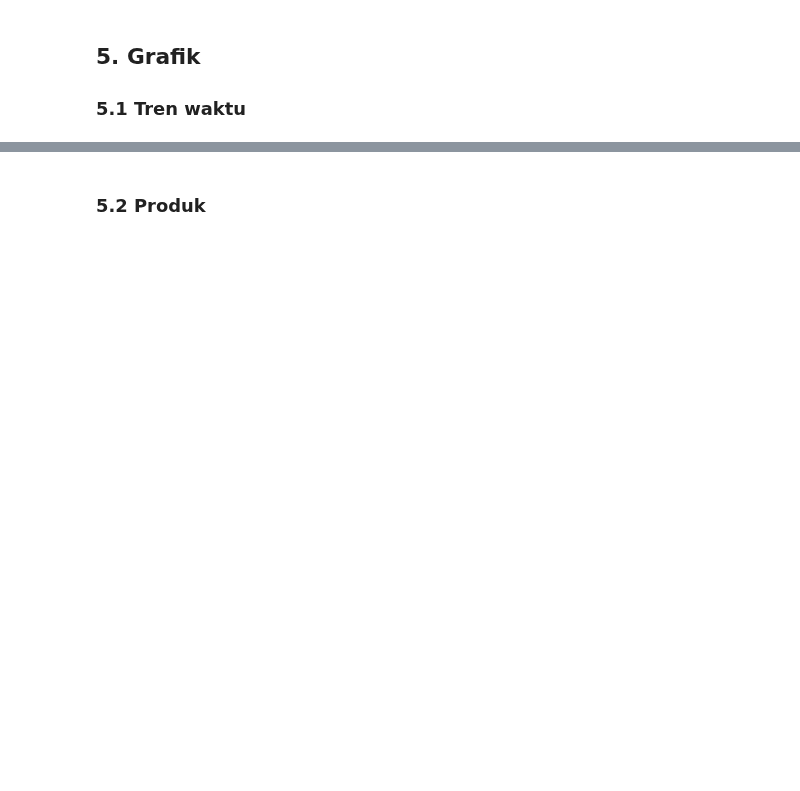
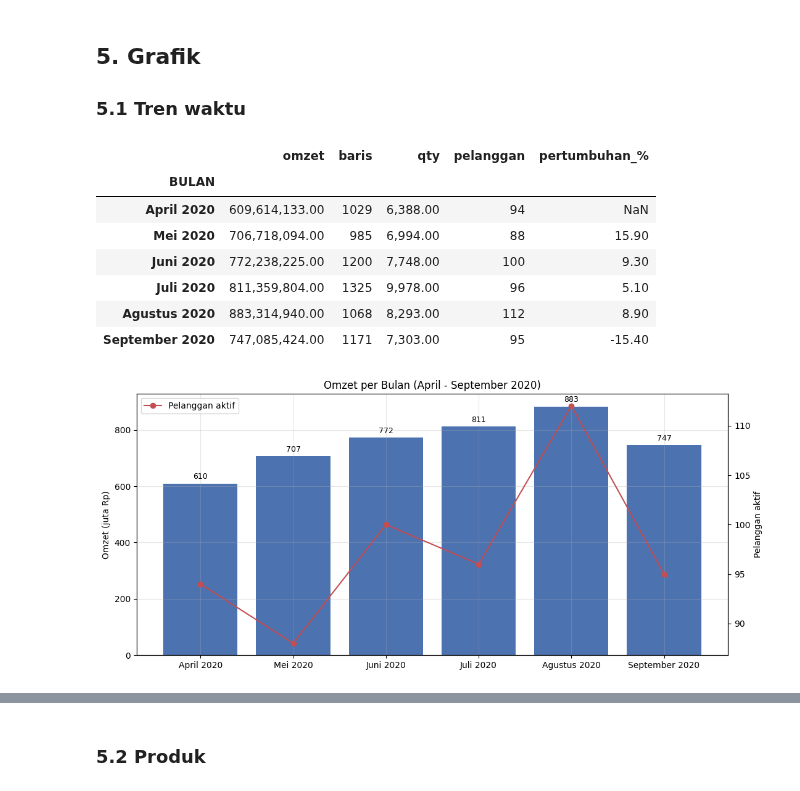
Before and after one commit to Terano24/ADD-adudu, a Jupyter notebook: 01_analisis_awal_penjualan.ipynb, the cells around one changed output, grey strips where cells are left out. Drawn from its saved outputs; the diff is of its cells as text; code cells hidden in the pictures; blank space fills up the shorter version.

```diff
--- a/01_analisis_awal_penjualan.ipynb
+++ b/01_analisis_awal_penjualan.ipynb
@@ -48,6 +48,29 @@ def baca_xlsx_stdlib(path, sheet='xl/worksheets/sheet1.xml'):
     z = zipfile.ZipFile(path)
     shared = [''.join(t.text or '' for t in si.iter(ns + 't'))
               for si in ET.fromstring(z.read('xl/sharedStrings.xml'))]
+
+    def kolom(ref):
+        huruf = ''.join(c for c in ref if c.isalpha())
+        n = 0
+        for c in huruf:
+            n = n * 26 + (ord(c) - 64)
+        return n - 1
+
+    baris = []
+    for row in ET.fromstring(z.read(sheet)).find(ns + 'sheetData').findall(ns + 'row'):
+        sel = {}
+        for c in row.findall(ns + 'c'):
+            v = c.find(ns + 'v')
+            if v is None or v.text is None:
+                continue
+            sel[kolom(c.get('r'))] = shared[int(v.text)] if c.get('t') == 's' else float(v.text)
+        baris.append(sel)
+
+    lebar = max(max(r) for r in baris if r) + 1
+    tabel = [[r.get(i) for i in range(lebar)] for r in baris]
+    return pd.DataFrame(tabel[1:], columns=tabel[0])
+
+
 try:
     df = pd.read_excel(FILE, sheet_name='Sheet1')
     print('Dibaca via pd.read_excel (openpyxl).')
@@ -82,7 +125,21 @@ d.columns = [c.strip().upper() for c in d.columns]
 if not pd.api.types.is_datetime64_any_dtype(d['TGL']):
     d['TGL'] = pd.to_datetime(d['TGL'].astype(float), unit='D', origin='1899-12-30')
 
-d['BULAN'] = d['TGL'].dt.to_period('M').dt.to_timestamp()
+# Nama bulan dalam bahasa Indonesia, disimpan sebagai kategori TERURUT supaya
+# groupby dan pengurutan tetap kronologis (Mei sebelum September), bukan alfabetis.
+NAMA_BULAN = ['Januari', 'Februari', 'Maret', 'April', 'Mei', 'Juni',
+              'Juli', 'Agustus', 'September', 'Oktober', 'November', 'Desember']
+
+
+def label_bulan(tgl):
+    '''Ubah kolom tanggal menjadi label bulan bernama, mis. "April 2020".'''
+    periode = tgl.dt.to_period('M')
+    sebut = lambda p: pd.NA if pd.isna(p) else f'{NAMA_BULAN[p.month - 1]} {p.year}'
+    urut = [sebut(p) for p in sorted(periode.dropna().unique())]
+    return pd.Categorical(periode.map(sebut), categories=urut, ordered=True)
+
+
+d['BULAN'] = label_bulan(d['TGL'])
 d['HARI'] = d['TGL'].dt.day_name()
 
 # --- Numerik ---
@@ -175,27 +300,37 @@ kpi.to_frame('nilai')
 # %%
 bulanan = d.groupby('BULAN').agg(
     omzet=('JUMLAH', 'sum'),
     baris=('JUMLAH', 'size'),
     qty=('QTY', 'sum'),
     pelanggan=('PELANGGAN', 'nunique'),
 )
 bulanan['pertumbuhan_%'] = (bulanan['omzet'].pct_change() * 100).round(1)
 display(bulanan)
 
 fig, ax = plt.subplots(figsize=(11, 5))
-label = bulanan.index.strftime('%b %Y')
+label = list(bulanan.index.astype(str))
 bar = ax.bar(label, bulanan['omzet'] / 1e6, color='#4C72B0')
 ax.set_title('Omzet per Bulan (April - September 2020)')
 ax.set_ylabel('Omzet (juta Rp)')
 ax.bar_label(bar, fmt='%.0f', padding=3, fontsize=9)
 
 ax2 = ax.twinx()
 ax2.plot(label, bulanan['pelanggan'], color='#C44E52', marker='o', label='Pelanggan aktif')
 ax2.set_ylabel('Pelanggan aktif')
 ax2.grid(False)
 ax2.legend(loc='upper left')
 plt.tight_layout()
 plt.show()
+# %% [output]
+|  | omzet | baris | qty | pelanggan | pertumbuhan_% |
+| BULAN |  |  |  |  |  |
+| April 2020 | 609,614,133.00 | 1029 | 6,388.00 | 94 | NaN |
+| Mei 2020 | 706,718,094.00 | 985 | 6,994.00 | 88 | 15.90 |
+| Juni 2020 | 772,238,225.00 | 1200 | 7,748.00 | 100 | 9.30 |
+| Juli 2020 | 811,359,804.00 | 1325 | 9,978.00 | 96 | 5.10 |
+| Agustus 2020 | 883,314,940.00 | 1068 | 8,293.00 | 112 | 8.90 |
+| September 2020 | 747,085,424.00 | 1171 | 7,303.00 | 95 | -15.40 |
+[figure, added]
 # %%
 harian = d.groupby('TGL')['JUMLAH'].sum().sort_index()
 
```
Also changed, not shown: parts of 19 cells of this notebook, 3 other files.
